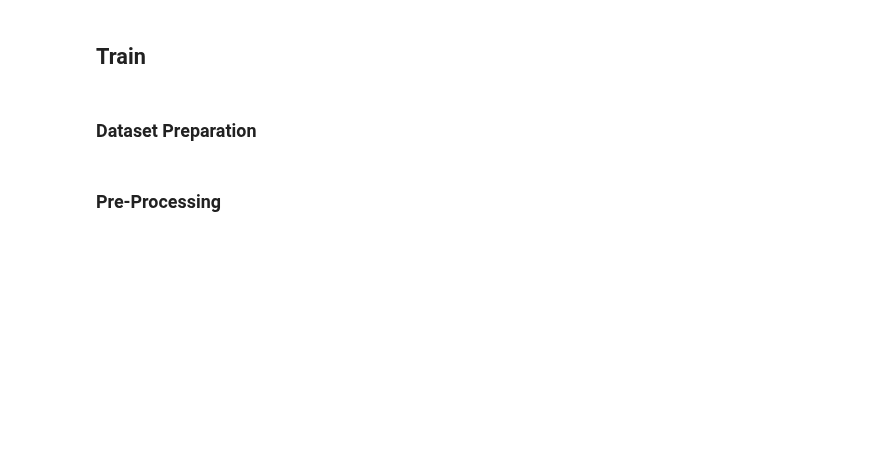
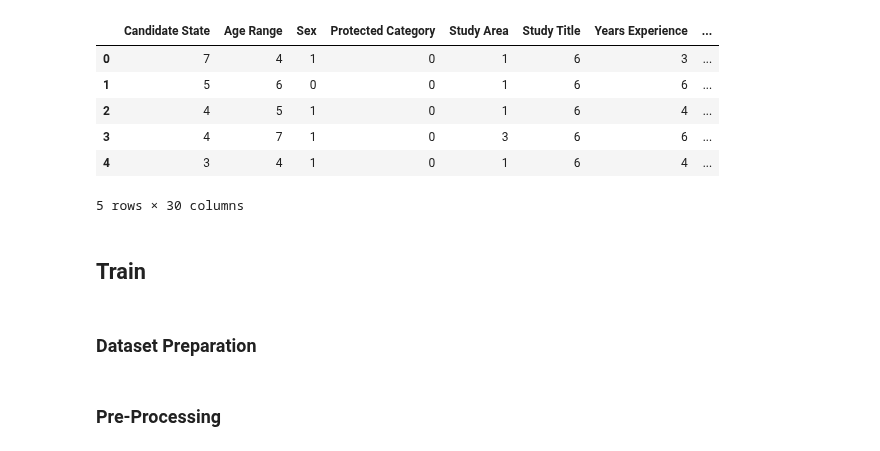
Before and after one commit to bertiandrea/ProjectWork_AEQUITAS_AKKODIS, a Jupyter notebook: code/Akkodis_Fairness_Analysis_TRAIN.ipynb, the cells around one changed output. Drawn from its saved outputs; the diff is of its cells as text; code cells hidden in the pictures; blank space fills up the shorter version.

```diff
--- a/code/Akkodis_Fairness_Analysis_TRAIN.ipynb
+++ b/code/Akkodis_Fairness_Analysis_TRAIN.ipynb
@@ -63,0 +45,25 @@ pprint(encoding_mappings)
+# %%
+config = {}
+config['categorical_columns_custom_orders'] = {
+    'Sex' : ['Female', 'Male'],
+    'Status' : ['Negative', 'Positive'],
+    'Italian Residence': ['No', 'Yes'],
+    'Candidate State': ['Not Specified', 'Imported', 'First contact', 'In selection', 'QM', 'Vivier', 'Economic proposal', 'Hired'],
+    'Age Range': ['Not Specified', '< 20 years', '20 - 25 years', '26 - 30 years', '31 - 35 years', '36 - 40 years', '40 - 45 years', '> 45 years'],
+    'Years Experience': ['Not Specified', '[0]', '[0-1]', '[1-3]', '[3-5]', '[5-7]', '[7-10]', '[+10]'],
+    'Study Title': ['Not Specified', 'Middle school diploma', 'High school graduation', 'Professional qualification', 'Three-year degree', 'master\'s degree', 'Five-year degree', 'Doctorate'],
+    'Study Level': ['Not Specified', 'Middle school diploma', 'High school graduation', 'Professional qualification', 'Three-year degree', 'master\'s degree', 'Five-year degree', 'Doctorate'],
+    'Current Ral': ['Not Specified', 'Not available', '- 20 K', '20-22 K', '22-24 K', '24-26 K', '26-28 K', '28-30 K', '30-32 K', '32-34 K', '34-36 K', '36-38 K', '38-40 K', '40-42 K', '42-44 K', '44-46 K', '46-48 K', '48-50 K', '+ 50 K'],
+    'Expected Ral': ['Not Specified', 'Not available', '- 20 K', '20-22 K', '22-24 K', '24-26 K', '26-28 K', '28-30 K', '30-32 K', '32-34 K', '34-36 K', '36-38 K', '38-40 K', '40-42 K', '42-44 K', '44-46 K', '46-48 K', '48-50 K', '+ 50 K'],
+    'Ral Maximum': ['Not Specified', 'Not Avail.', '- 20K', '20K', '20-22K', '22-24K', '24-26K', '26-28K', '28-30K', '30-32K', '32-34K', '34-36K', '36-38K', '38-40K', '40-42K', '42-44K', '44-46K', '46-48K', '48-50k', '+50K'],
+    'Minimum Ral': ['Not Specified', 'Not Avail.', '- 20K', '20K', '20-22K', '22-24K', '24-26K', '26-28K', '28-30K', '30-32K', '32-34K', '34-36K', '36-38K', '38-40K', '40-42K', '42-44K', '44-46K', '46-48K', '48-50K', '+50K'],
+    'Overall' : ['Not Specified', '~ 1 - Low', '1 - Low', '~ 2 - Medium', '2 - Medium', '~ 3 - High', '3 - High', '~ 4 - Top', '4 - Top']
+}
+# %%
+columns_type = {}
+for col in df.columns:
+    if pd.api.types.is_string_dtype(df[col]):
+        columns_type[col] = 'cat'
+    elif pd.api.types.is_numeric_dtype(df[col]):
+        columns_type[col] = 'num'
+pprint(columns_type)
@@ -64,2 +88,21 @@ pprint(encoding_mappings)
+# %%
+encoding_mappings = {}
+for col in [col for col, t in columns_type.items() if t == 'cat']:
+    if col in config['categorical_columns_custom_orders']:
+        df[col] = pd.Categorical(df[col], categories=config['categorical_columns_custom_orders'][col], ordered=True).codes
+        encoding_mappings[col] = {cat: i for i, cat in enumerate(config['categorical_columns_custom_orders'][col])}
+    else:
+        encoder = LabelEncoder()
+        df[col] = encoder.fit_transform(df[col].astype(str))
+        encoding_mappings[col] = dict(zip(encoder.classes_, encoder.transform(encoder.classes_)))
+df.head()
+# %% [output]
+|  | Candidate State | Age Range | Sex | Protected Category | Study Area | Study Title | Years Experience | ... |
+| 0 | 7 | 4 | 1 | 0 | 1 | 6 | 3 | ... |
+| 1 | 5 | 6 | 0 | 0 | 1 | 6 | 6 | ... |
+| 2 | 4 | 5 | 1 | 0 | 1 | 6 | 4 | ... |
+| 3 | 4 | 7 | 1 | 0 | 3 | 6 | 6 | ... |
+| 4 | 3 | 4 | 1 | 0 | 1 | 6 | 4 | ... |
+5 rows × 30 columns
 # %% [markdown]
 ## Train
```
Also changed, not shown: parts of 12 cells of this notebook, 4 other files.
